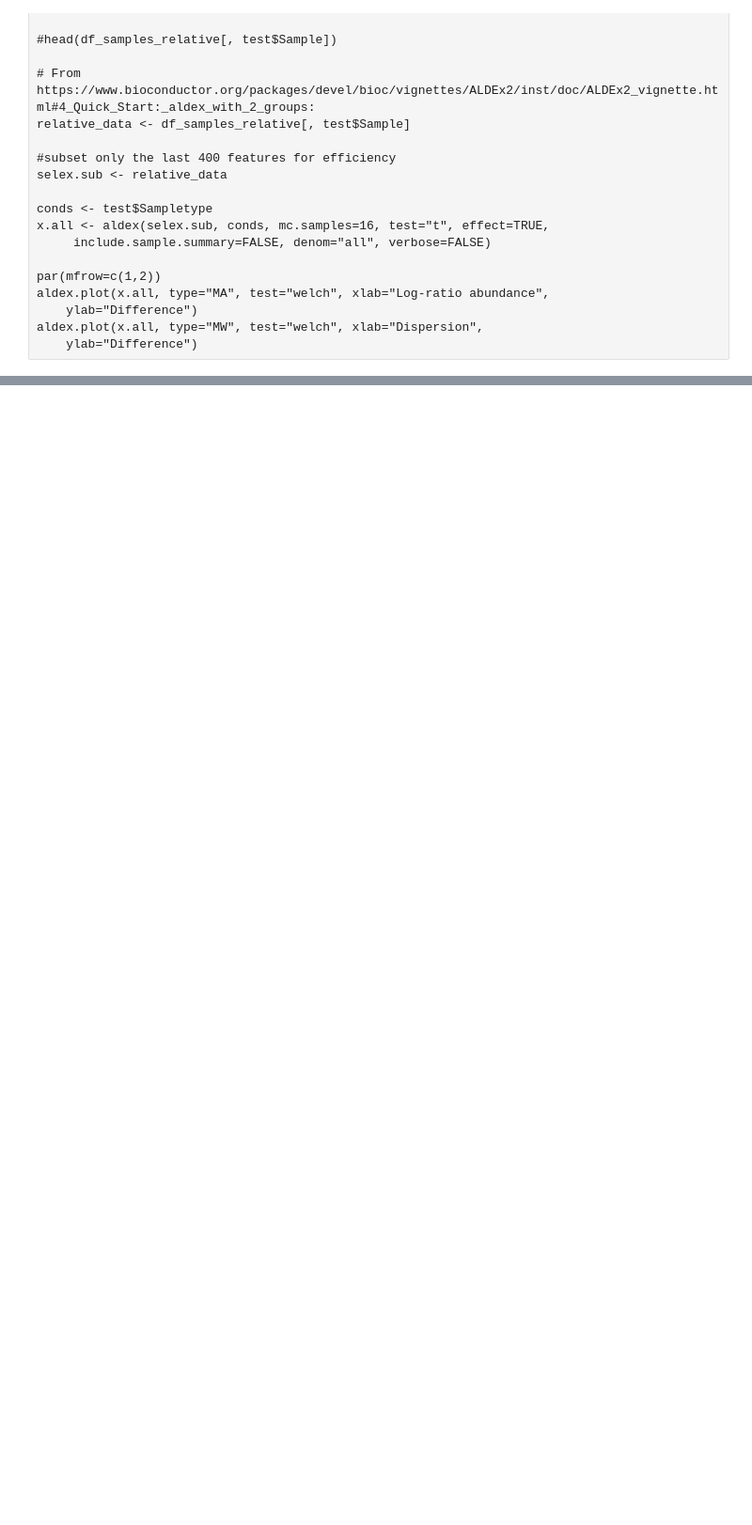
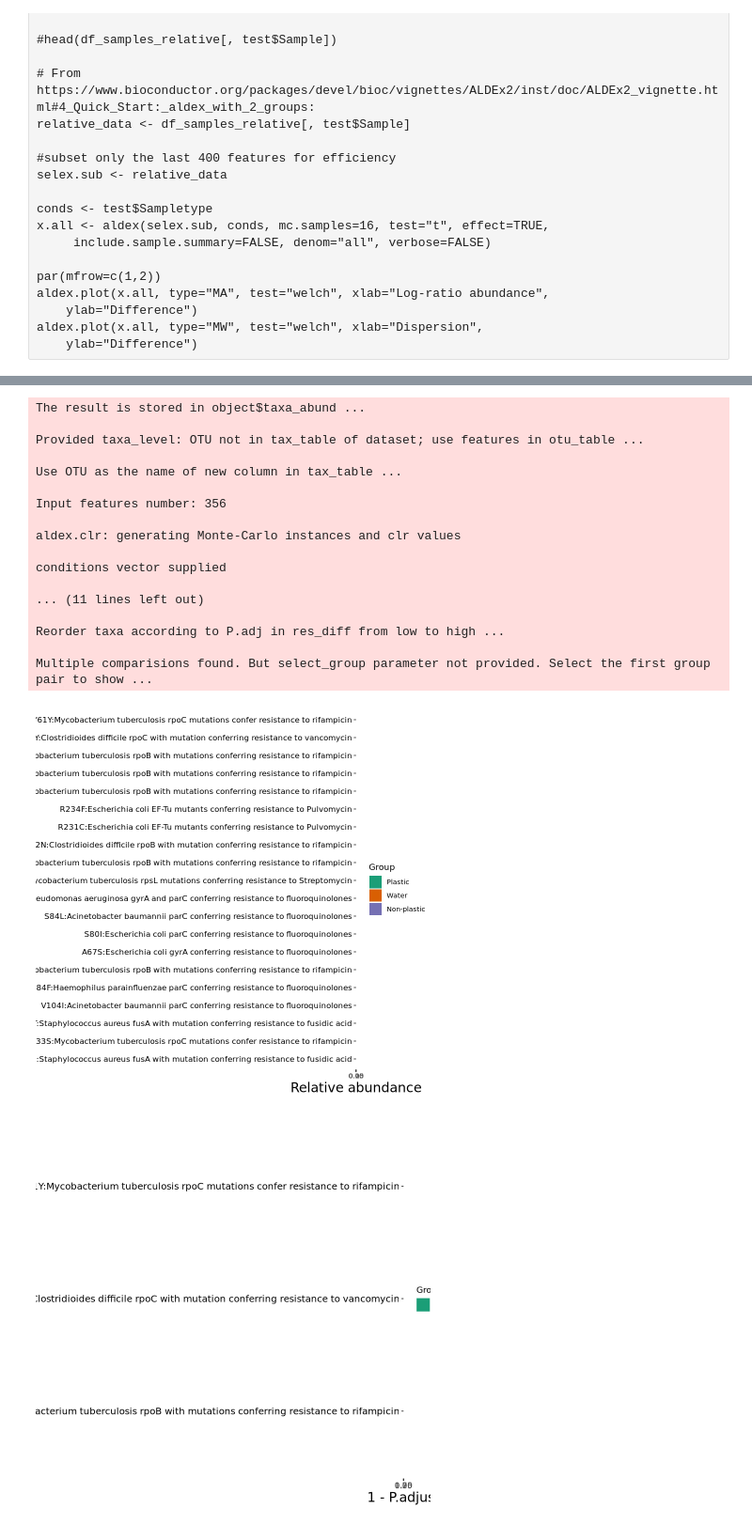
Before and after one commit to blomfelt/plastisphere, a Jupyter notebook: plastisphere.ipynb, the cells around one changed output, grey strips where cells are left out. Shown at 94% size. Drawn from its saved outputs; the diff is of its cells as text; code cells hidden in the pictures; blank space fills up the shorter version.

```diff
--- a/plastisphere.ipynb
+++ b/plastisphere.ipynb
@@ -695,0 +728,37 @@ tax_table have 6 rows and 10 columns
+# %%
+# Using df_counts
+# Create dataframes for testing it
+microeco_otutable_aldex <- df_counts %>%
+    column_to_rownames("Description") %>%
+    dplyr::select(contains("Mut")) %>%
+    rename_at(vars(ends_with('_val-Mut')), ~ str_remove(., "\\_val-Mut")) %>%
+    # Replace all NA:s with zeros?
+    mutate_all(~replace(., is.na(.), 0))
+
+#head(microeco_otutable_aldex)
+#head(microeco_sampleinfo)
+
+# Create the microtable-class object
+mt_aldex <- microtable$new(otu_table = microeco_otutable_aldex, sample_table = microeco_sampleinfo, tax_table = microeco_taxtable)
+
+# New trans_diff
+#Testa med paired.test? Oklart hur det fungerar.
+t1_t <- trans_diff$new(dataset = mt_aldex, method = "ALDEx2_t", group = "Sampletype", taxa_level = "OTU") # filter_thres = 0.0005)?
+t1_kw <- trans_diff$new(dataset = mt_aldex, method = "ALDEx2_kw", group = "Sampletype", taxa_level = "OTU") # filter_thres = 0.0005)?
+
+t1_t$plot_diff_abund()
+t1_t$plot_diff_bar()
+
+# see t1$res_diff for the result
+# From v0.8.0, threshold is used for the LDA score selection.
+#t1$plot_diff_bar(threshold = 4)
+# we show 20 taxa with the highest LDA (log10)
+#t1$plot_diff_bar(use_number = 1:30, width = 0.8)
+
+#t1 <- trans_diff$new(dataset = mt, method = "ALDEx2_t", group = "Group", taxa_level = "OTU", filter_thres = 0.0005)
+## ALDEx2_kw
+#t1 <- trans_diff$new(dataset = mt, method = "ALDEx2_kw", group = "Group", taxa_level = "OTU", filter_thres = 0.001)
+#t1$plot_diff_abund(use_number = 1:30, group_order = c("TW", "CW", "IW"))
+#t1$plot_diff_bar(use_number = 1:20)
+#t1$plot_diff_abund(use_number = 1:30, group_order = c("TW", "CW", "IW"), add_sig = TRUE)
+# %% [output]
@@ -695,0 +799,19 @@ tax_table have 6 rows and 10 columns
+The result is stored in object$taxa_abund ...
+
+Provided taxa_level: OTU not in tax_table of dataset; use features in otu_table ...
+
+Use OTU as the name of new column in tax_table ...
+
+Input features number: 356
+
+aldex.clr: generating Monte-Carlo instances and clr values
+
+conditions vector supplied
+
+... (11 lines left out)
+
+Reorder taxa according to P.adj in res_diff from low to high ...
+
+Multiple comparisions found. But select_group parameter not provided. Select the first group pair to show ...
+[figure, added]
+[figure, added]
```
Also changed, not shown: parts of 12 cells of this notebook.
